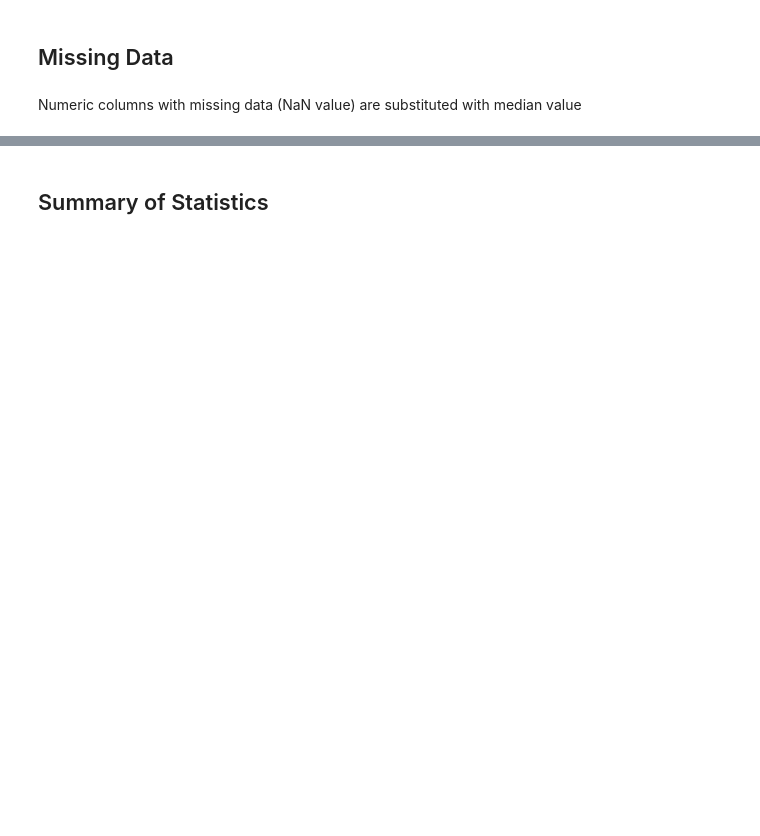
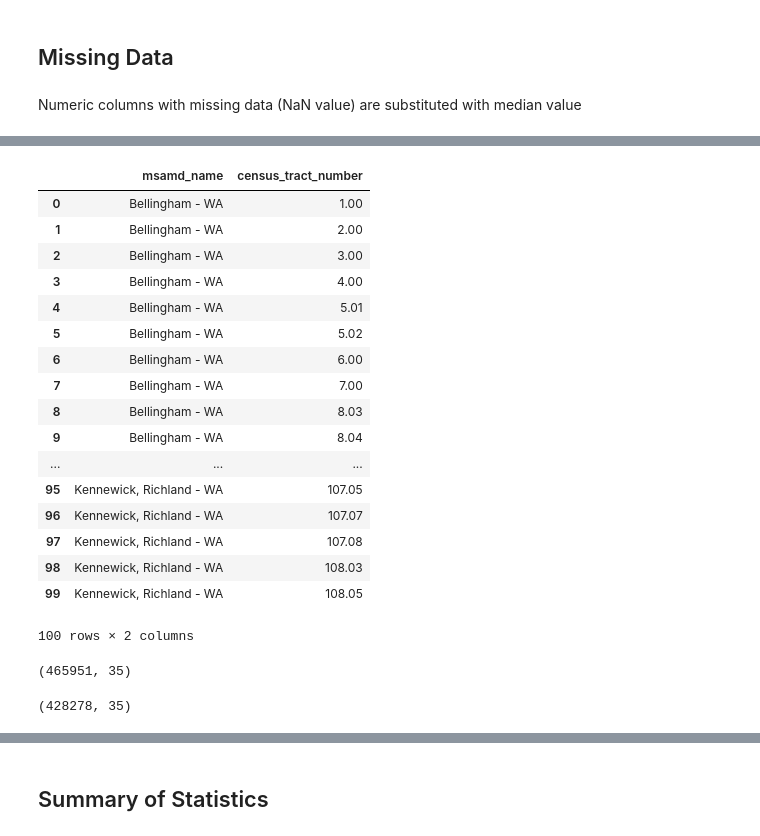
Before and after one commit to khmsha/Springboard, a Jupyter notebook: Capstone_Project1/Data Wrangling/WashingtonHomeLoans.ipynb, the cells around one changed output, grey strips where cells are left out. Cells and saved outputs as stored; diff of their text form; code cells hidden in the pictures; blank space fills up the shorter version.

```diff
--- a/Capstone_Project1/Data Wrangling/WashingtonHomeLoans.ipynb
+++ b/Capstone_Project1/Data Wrangling/WashingtonHomeLoans.ipynb
@@ -170,0 +205,6 @@ WA_HomeLoan_df.head(5)
+# %%
+#dropcolumns = ['tract_to_msamd_income', 'population', 'minority_population', 'number_of_owner_occupied_units', 'number_of_owner_occupied_units', 'number_of_1_to_4_family_units', 'loan_amount_000s', 'hud_median_family_income', 'applicant_income_000s', 'msamd_name', 'county_name']
+#WA_HomeLoan_df.dropna(axis=0, subset=dropcolumns, inplace=True)
+#WA_HomeLoan_df[WA_HomeLoan_df.msamd_name.isna()]['census_tract_number']
+census_tract = WA_HomeLoan_df.groupby(by=['msamd_name','census_tract_number'])['tract_to_msamd_income', 'population'].count()
+census_tract.head(5)
@@ -170,0 +219,2 @@ WA_HomeLoan_df.head(5)
+# %%
+census_tract.reset_index(inplace=True)
@@ -170,0 +230,23 @@ WA_HomeLoan_df.head(5)
+# %%
+census_tract.drop(columns=['tract_to_msamd_income', 'population'], inplace=True, axis='columns')
+# %%
+census_tract.head(100)
+# %% [output]
+|  | msamd_name | census_tract_number |
+| 0 | Bellingham - WA | 1.00 |
+| 1 | Bellingham - WA | 2.00 |
+| 2 | Bellingham - WA | 3.00 |
+| 3 | Bellingham - WA | 4.00 |
+| 4 | Bellingham - WA | 5.01 |
+| 5 | Bellingham - WA | 5.02 |
+| 6 | Bellingham - WA | 6.00 |
+| 7 | Bellingham - WA | 7.00 |
+| 8 | Bellingham - WA | 8.03 |
+| 9 | Bellingham - WA | 8.04 |
+| ... | ... | ... |
+| 95 | Kennewick, Richland - WA | 107.05 |
+| 96 | Kennewick, Richland - WA | 107.07 |
+| 97 | Kennewick, Richland - WA | 107.08 |
+| 98 | Kennewick, Richland - WA | 108.03 |
+| 99 | Kennewick, Richland - WA | 108.05 |
+100 rows × 2 columns
@@ -170,0 +260,8 @@ WA_HomeLoan_df.head(5)
+# %%
+WA_HomeLoan_df.shape
+# %% [output]
+(465951, 35)
+# %%
+final.shape
+# %% [output]
+(428278, 35)
```
Also changed, not shown: parts of 39 cells of this notebook.
